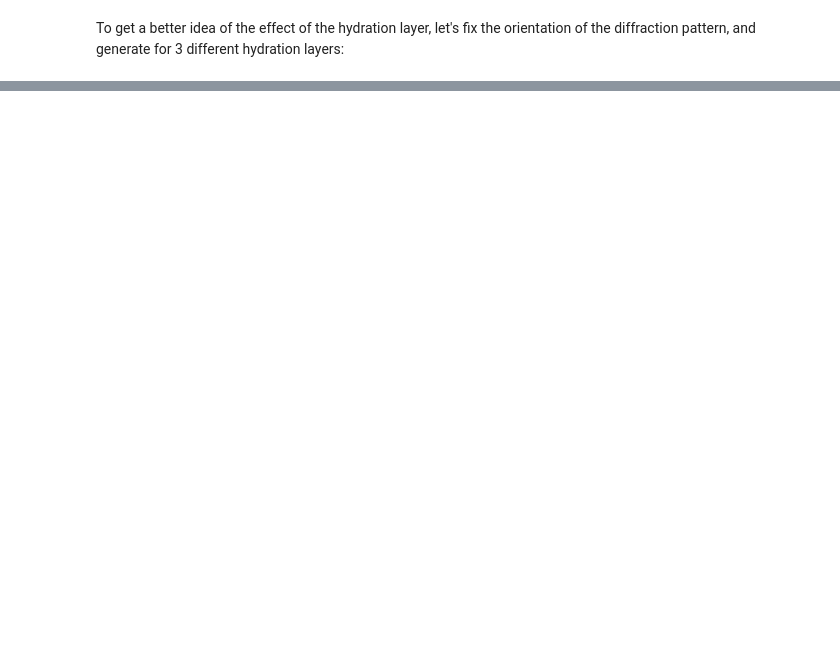
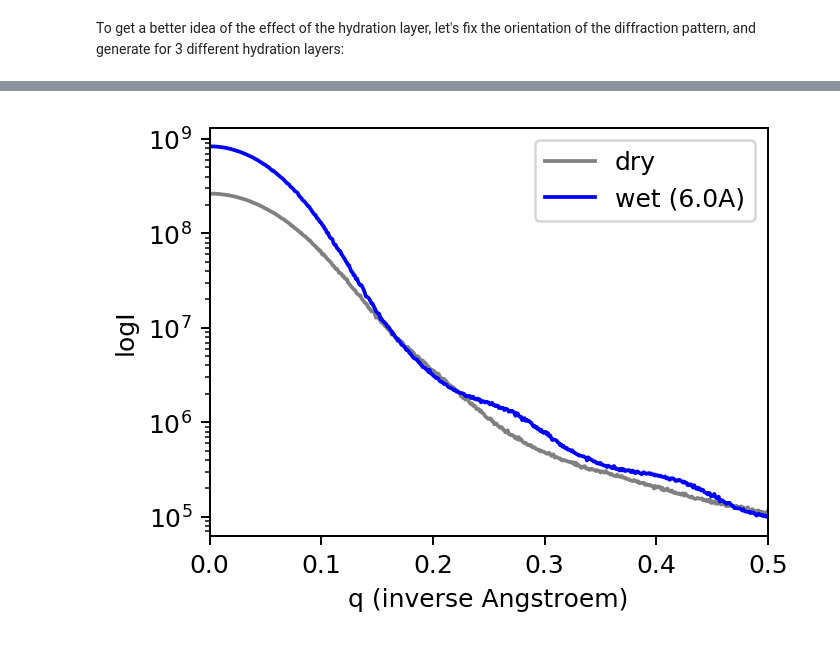
Before and after one commit to chuckie82/skopi, a Jupyter notebook: examples/notebooks/hydration_layer.ipynb, the cells around one changed output, grey strips where cells are left out. Drawn from its saved outputs; the diff is of its cells as text; code cells hidden in the pictures; blank space fills up the shorter version.

Commit message:
hydration layer notebook: SAXS profiles now taking the maximum resolution in meter instead of qmax. Both dry and wet profiles are now shown. Y-label typo corrected.

```diff
--- a/examples/notebooks/hydration_layer.ipynb
+++ b/examples/notebooks/hydration_layer.ipynb
@@ -118,0 +109,25 @@ saxs_profile.plot()
+# %%
+N = 1000000           # number of particles
+resmax = 2. / 10**10  # max. resolution in meters
+#
+particle.set_hydration_layer_thickness(hydration_layer_thickness)
+particle.create_masks()
+saxs_wet = ps.SAXS(particle, N, resmax)
+q_wet, I_wet = saxs_wet.compute()
+#
+particle.set_hydration_layer_thickness(0.)
+particle.create_masks()
+saxs_dry = ps.SAXS(particle, N, resmax)
+q_dry, I_dry = saxs_dry.compute()
+# %%
+fig = plt.figure(figsize=(4,3),dpi=180)
+plt.yscale('log')
+plt.xlim(0,q_dry[-1]/10**10)
+plt.xlabel('q (inverse Angstroem)')
+plt.ylabel('logI')
+plt.plot(q_dry/10**10, I_dry, color='grey', label='dry')
+plt.plot(q_wet/10**10, I_wet, color='blue', label='wet ({}A)'.format(hydration_layer_thickness*10**10))
+plt.legend()
+plt.show()
+# %% [output]
+[figure, added]
```
Also changed, not shown: parts of 7 cells of this notebook, 1 other file.
